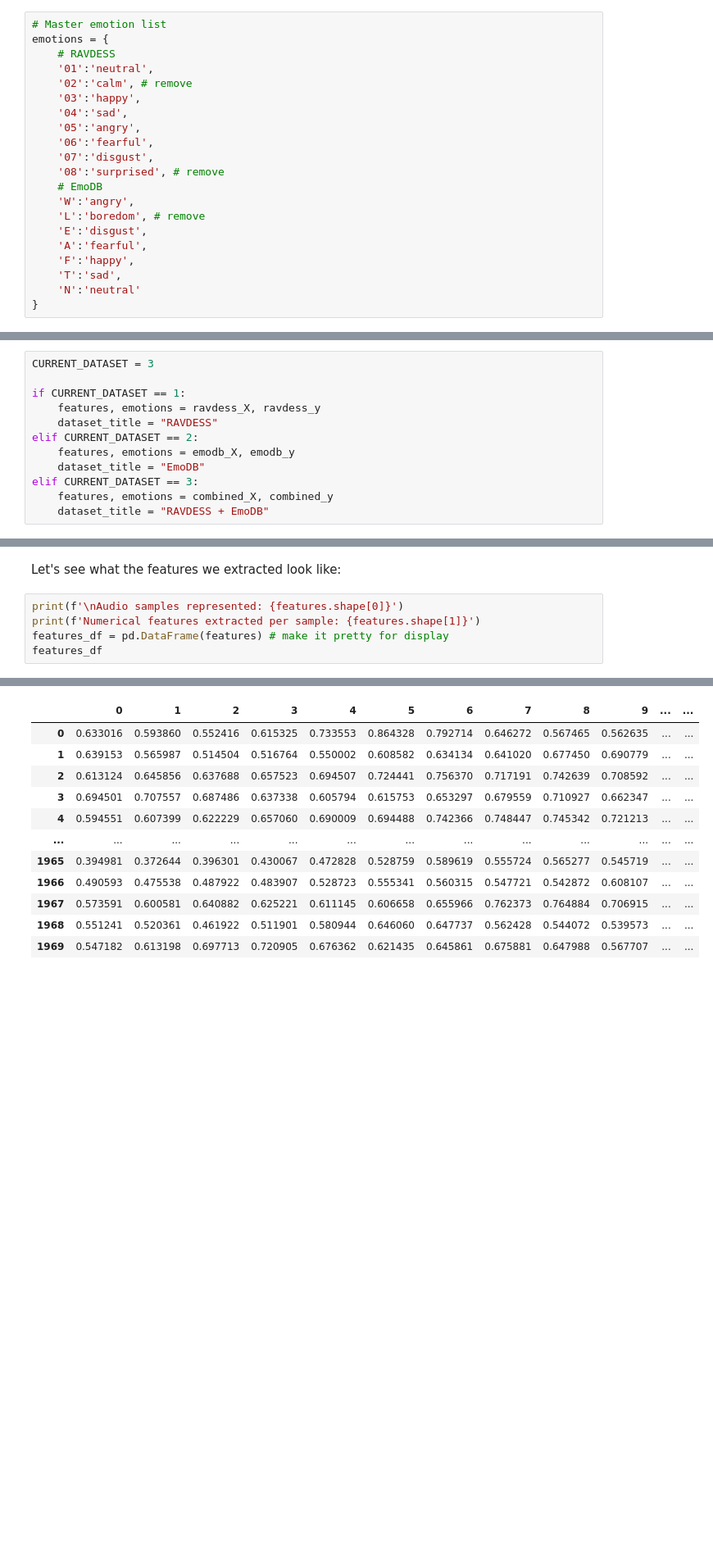
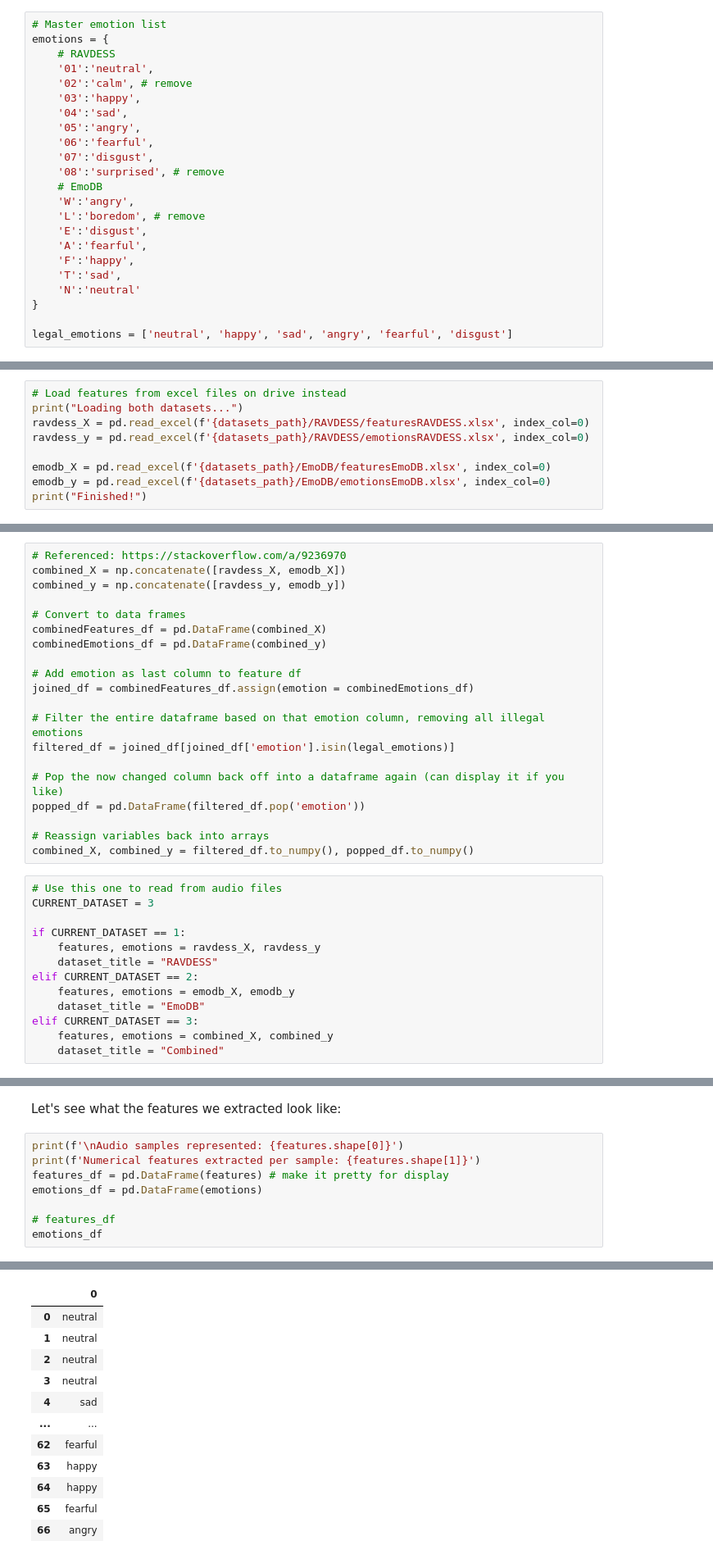
Before and after one commit to rdezwart/Week2-Data_Preprocessing, a Jupyter notebook: Week_2_Data_Preprocessing.ipynb, the cells around one changed output, grey strips where cells are left out. Shown at 82% size. Drawn from its saved outputs; the diff is of its cells as text; blank space fills up the shorter version.

```diff
--- a/Week_2_Data_Preprocessing.ipynb
+++ b/Week_2_Data_Preprocessing.ipynb
@@ -780,6 +780,8 @@ emotions = {
     'T':'sad',
     'N':'neutral'
 }
+
+legal_emotions = ['neutral', 'happy', 'sad', 'angry', 'fearful', 'disgust']
 # %% [markdown]
 Finally, let's load our entire dataset and compute the features of each audio file:
 # %%
@@ -851 +850,10 @@ Loading EmoDB...
 Finished!
+# %%
+# Load features from excel files on drive instead
+print("Loading both datasets...")
+ravdess_X = pd.read_excel(f'{datasets_path}/RAVDESS/featuresRAVDESS.xlsx', index_col=0)
+ravdess_y = pd.read_excel(f'{datasets_path}/RAVDESS/emotionsRAVDESS.xlsx', index_col=0)
+
+emodb_X = pd.read_excel(f'{datasets_path}/EmoDB/featuresEmoDB.xlsx', index_col=0)
+emodb_y = pd.read_excel(f'{datasets_path}/EmoDB/emotionsEmoDB.xlsx', index_col=0)
+print("Finished!")
@@ -852,4 +863,25 @@ Finished!
+# %%
+# Referenced: https://stackoverflow.com/a/9236970
+combined_X = np.concatenate([ravdess_X, emodb_X])
+combined_y = np.concatenate([ravdess_y, emodb_y])
+
+# Convert to data frames
+combinedFeatures_df = pd.DataFrame(combined_X)
+combinedEmotions_df = pd.DataFrame(combined_y)
+
+# Add emotion as last column to feature df
+joined_df = combinedFeatures_df.assign(emotion = combinedEmotions_df)
+
+# Filter the entire dataframe based on that emotion column, removing all illegal emotions
+filtered_df = joined_df[joined_df['emotion'].isin(legal_emotions)]
+
+# Pop the now changed column back off into a dataframe again (can display it if you like)
+popped_df = pd.DataFrame(filtered_df.pop('emotion'))
+
+# Reassign variables back into arrays
+combined_X, combined_y = filtered_df.to_numpy(), popped_df.to_numpy()
 # %%
+# Use this one to read from audio files
 CURRENT_DATASET = 3
 
 if CURRENT_DATASET == 1:
@@ -860,4 +892,4 @@ elif CURRENT_DATASET == 2:
     dataset_title = "EmoDB"
 elif CURRENT_DATASET == 3:
     features, emotions = combined_X, combined_y
-    dataset_title = "RAVDESS + EmoDB"
+    dataset_title = "Combined"
@@ -883,5 +899,8 @@ Let's see what the features we extracted look like:
 print(f'\nAudio samples represented: {features.shape[0]}')
 print(f'Numerical features extracted per sample: {features.shape[1]}')
 features_df = pd.DataFrame(features) # make it pretty for display
-features_df
+emotions_df = pd.DataFrame(emotions)
+
+# features_df
+emotions_df
 # %% [output]
@@ -889,13 +908,13 @@ Audio samples represented: 1970
 Numerical features extracted per sample: 180
-|  | 0 | 1 | 2 | 3 | 4 | 5 | 6 | 7 | 8 | 9 | ... | ... |
-| 0 | 0.633016 | 0.593860 | 0.552416 | 0.615325 | 0.733553 | 0.864328 | 0.792714 | 0.646272 | 0.567465 | 0.562635 | ... | ... |
-| 1 | 0.639153 | 0.565987 | 0.514504 | 0.516764 | 0.550002 | 0.608582 | 0.634134 | 0.641020 | 0.677450 | 0.690779 | ... | ... |
-| 2 | 0.613124 | 0.645856 | 0.637688 | 0.657523 | 0.694507 | 0.724441 | 0.756370 | 0.717191 | 0.742639 | 0.708592 | ... | ... |
-| 3 | 0.694501 | 0.707557 | 0.687486 | 0.637338 | 0.605794 | 0.615753 | 0.653297 | 0.679559 | 0.710927 | 0.662347 | ... | ... |
-| 4 | 0.594551 | 0.607399 | 0.622229 | 0.657060 | 0.690009 | 0.694488 | 0.742366 | 0.748447 | 0.745342 | 0.721213 | ... | ... |
-| ... | ... | ... | ... | ... | ... | ... | ... | ... | ... | ... | ... | ... |
-| 1965 | 0.394981 | 0.372644 | 0.396301 | 0.430067 | 0.472828 | 0.528759 | 0.589619 | 0.555724 | 0.565277 | 0.545719 | ... | ... |
-| 1966 | 0.490593 | 0.475538 | 0.487922 | 0.483907 | 0.528723 | 0.555341 | 0.560315 | 0.547721 | 0.542872 | 0.608107 | ... | ... |
-| 1967 | 0.573591 | 0.600581 | 0.640882 | 0.625221 | 0.611145 | 0.606658 | 0.655966 | 0.762373 | 0.764884 | 0.706915 | ... | ... |
-| 1968 | 0.551241 | 0.520361 | 0.461922 | 0.511901 | 0.580944 | 0.646060 | 0.647737 | 0.562428 | 0.544072 | 0.539573 | ... | ... |
-| 1969 | 0.547182 | 0.613198 | 0.697713 | 0.720905 | 0.676362 | 0.621435 | 0.645861 | 0.675881 | 0.647988 | 0.567707 | ... | ... |
+|  | 0 |
+| 0 | neutral |
+| 1 | neutral |
+| 2 | neutral |
+| 3 | neutral |
+| 4 | sad |
+| ... | ... |
+| 62 | fearful |
+| 63 | happy |
+| 64 | happy |
+| 65 | fearful |
+| 66 | angry |
```
Also changed, not shown: parts of 9 cells of this notebook.
